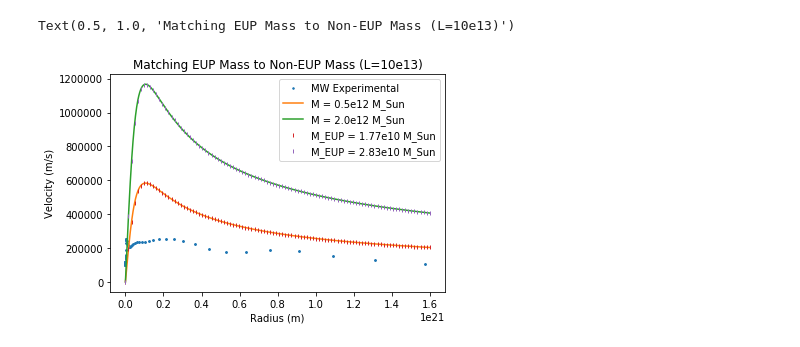
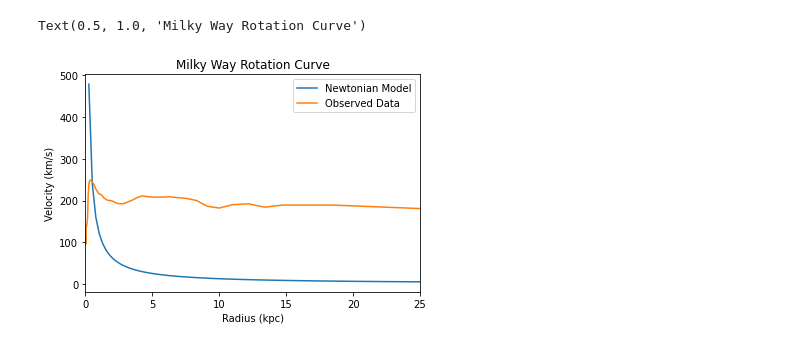
Before and after one commit to tescala2/senior-thesis, a Jupyter notebook: GalRot2.ipynb, the cells around one changed output. Saved outputs shown, nothing was run; the diff lists cells and outputs as text; code cells hidden in the pictures.

```diff
--- a/GalRot2.ipynb
+++ b/GalRot2.ipynb
@@ -46,29 +5,31 @@ def MN_EUP(R,M,a,b):
-# %%
-R = 1.6*10**21
-a = 7*10**19
-b = 0.5*10**19
-M_Sun = 1.989*10**30
-
-v_MN1 = MN(R,0.5*10**12*M_Sun,a,b)
-v_MN2 = MN(R,2*10**12*M_Sun,a,b)
-
-v_MN_EUP1 = MN_EUP(R,1.77*10**10*M_Sun,a,b)
-v_MN_EUP2 = MN_EUP(R,2.83*10**10*M_Sun,a,b)
-
-#plt.plot(R_m2,V_m_s2,label='MW Experimental')
-#plt.plot(R_m3,V_m_s3,label='M31 Experimental')
-plt.plot(R_m_tot,V_m_s_tot,'.',markersize=3,label='MW Experimental')
-
-plt.plot(np.linspace(0,R,num=1000),v_MN1,label='M = 0.5e12 M_Sun')
-plt.plot(np.linspace(0,R,num=1000),v_MN2,label='M = 2.0e12 M_Sun')
-
-plt.plot(np.linspace(0,R,num=100),v_MN_EUP1,'|',markersize=4,label='M_EUP = 1.77e10 M_Sun')
-plt.plot(np.linspace(0,R,num=100),v_MN_EUP2,'|',markersize=4,label='M_EUP = 2.83e10 M_Sun')
-
-plt.xlabel('Radius (m)')
-plt.ylabel('Velocity (m/s)')
-plt.legend()
-plt.title('Matching EUP Mass to Non-EUP Mass (L=10e13)')
-# %% [output]
-Text(0.5, 1.0, 'Matching EUP Mass to Non-EUP Mass (L=10e13)')
-[figure, removed]
+# %%
+# Reads data from csv file and converts to numpy array
+MW_data = pd.read_csv('SofueData.txt',sep=' ',names=['Rkpc','Vkms', 'VErr'])
+R_kpc = MW_data['Rkpc'].to_numpy()
+R_m = R_kpc*10**19
+V_km_s = MW_data['Vkms'].to_numpy()
+V_m_s = V_km_s*1000
+V_Err = MW_data['VErr']
+# %%
+# Newtonian Model vs Observed Data for Chapter 1
+
+G = 6.67*10**(-11)
+R = 0.8*10**21
+M = 5.8*10**34
+
+v_newt = []
+for i in np.linspace(0, R, num=100):
+    v = (G*M)/(i)
+    v /= 1000
+    v_newt.append(v)
+
+plt.plot(np.linspace(0,R,num=100)/(3.086*10**19),v_newt,label='Newtonian Model')
+plt.plot(R_kpc, V_km_s, label='Observed Data')
+plt.xlabel('Radius (kpc)')
+plt.ylabel('Velocity (km/s)')
+plt.xlim([0, 25])
+plt.legend()
+plt.title('Milky Way Rotation Curve')
+# %% [output]
+Text(0.5, 1.0, 'Milky Way Rotation Curve')
+[figure, added]
```
Also changed, not shown: parts of 8 cells of this notebook.
